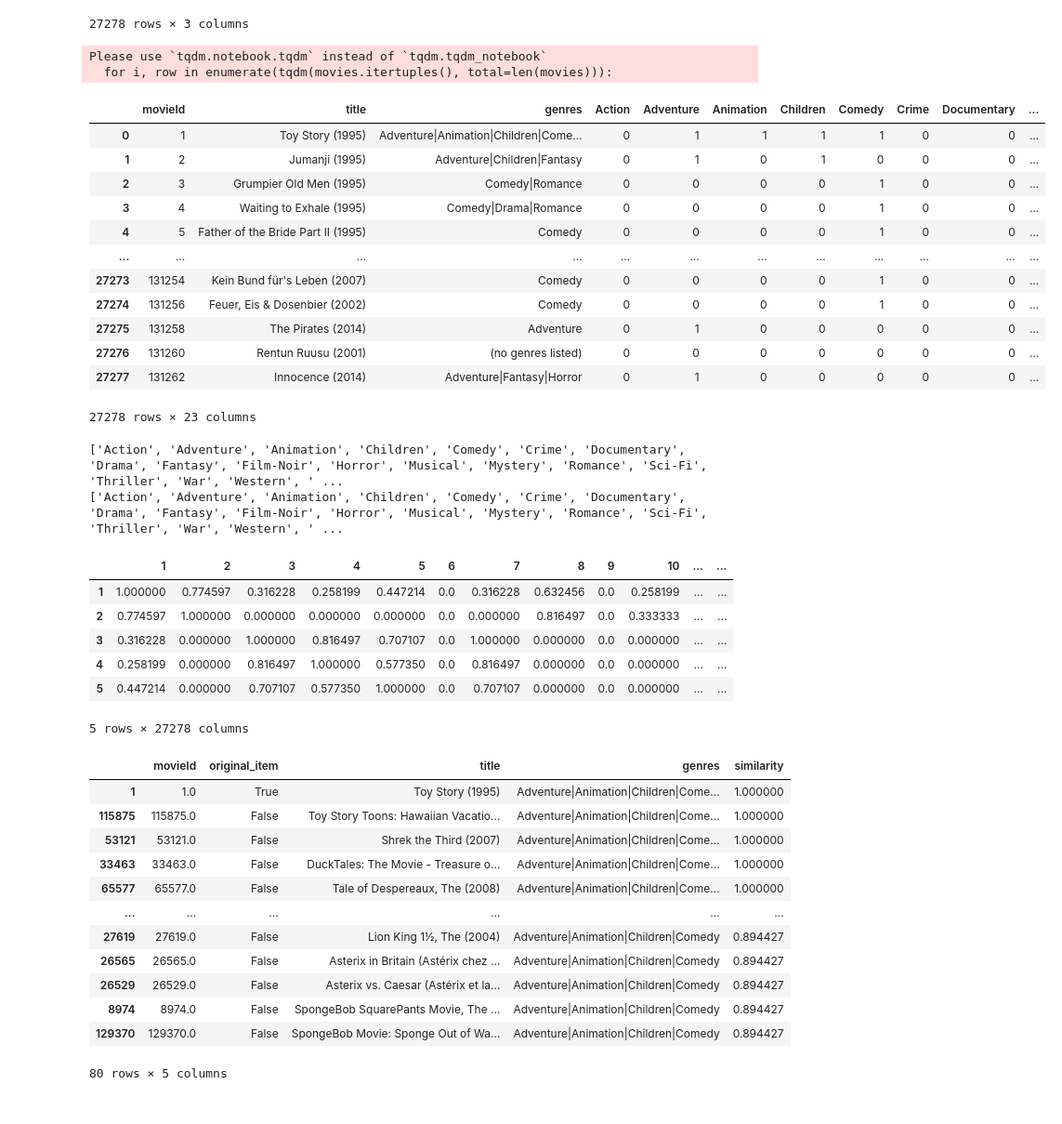
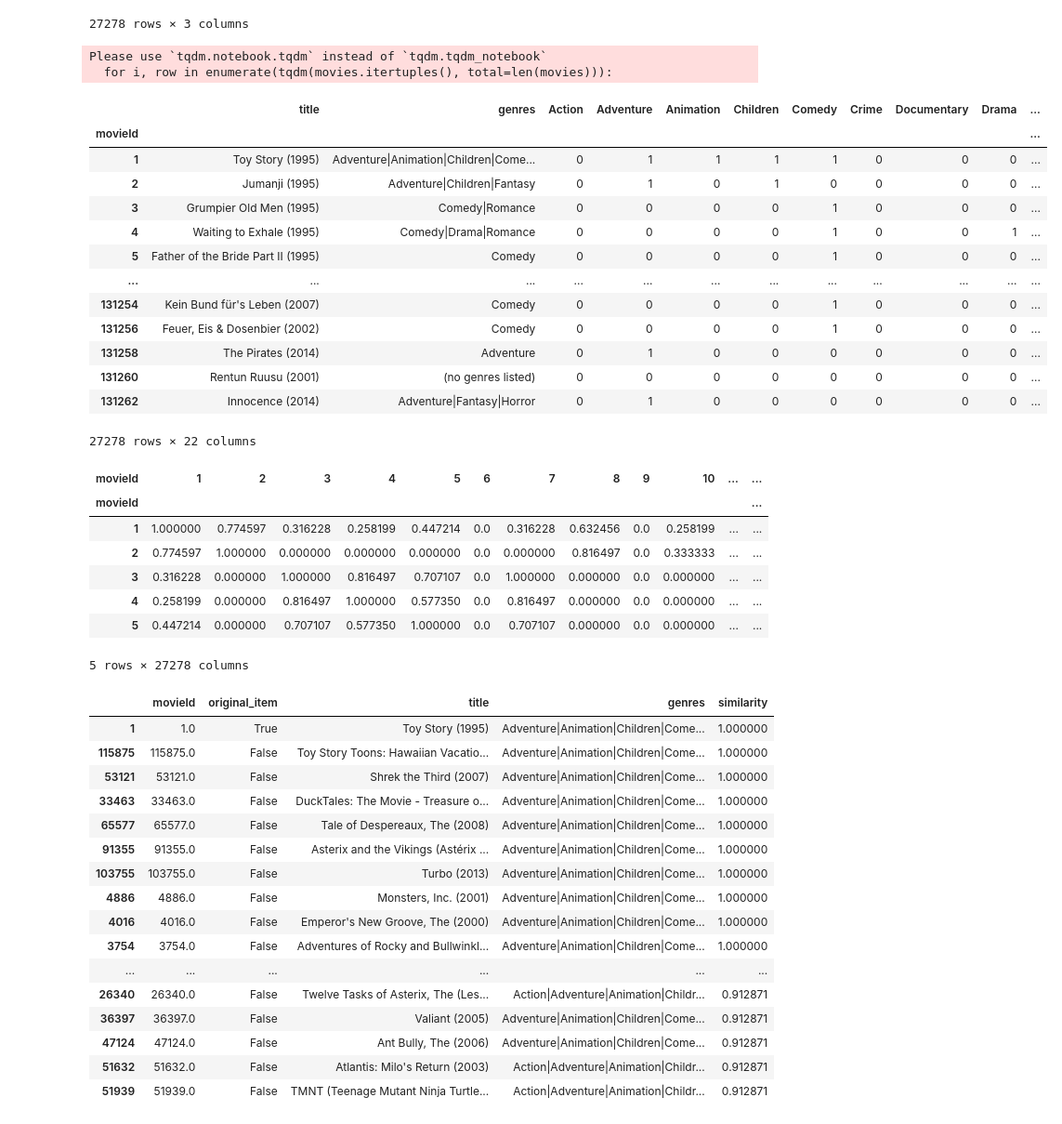
Before and after one commit to rtr-x8/basic-recommender, a Jupyter notebook: notebook/content-based.ipynb, the cells around one changed output. Shown at 93% size. Cells and saved outputs as stored; diff of their text form; code cells hidden in the pictures.

```diff
--- a/notebook/content-based.ipynb
+++ b/notebook/content-based.ipynb
@@ -40,68 +40,68 @@ _movies
 # %%
 genre_features = ['Action', "Adventure", "Animation", "Children", "Comedy", "Crime", "Documentary", "Drama", "Fantasy",
                "Film-Noir", "Horror", "Musical", "Mystery", "Romance", "Sci-Fi", "Thriller", "War", "Western",
                "(no genres listed)", "IMAX"]
 genres = pd.DataFrame([], columns=genre_features)
 movies = pd.concat([_movies, genres], axis=1)
 
 for i, row in enumerate(tqdm(movies.itertuples(), total=len(movies))):
     gs = row.genres.split('|')
     for g in gs:
         movies.loc[movies['movieId'] == row.movieId, g] = 1
 
 movies = movies.fillna(0)
+
+movies = movies.reset_index(drop=True).set_index("movieId")
+
 movies
 # %% [output]
 Please use `tqdm.notebook.tqdm` instead of `tqdm.tqdm_notebook`
   for i, row in enumerate(tqdm(movies.itertuples(), total=len(movies))):
-|  | movieId | title | genres | Action | Adventure | Animation | Children | Comedy | Crime | Documentary | ... |
-| 0 | 1 | Toy Story (1995) | Adventure|Animation|Children|Come... | 0 | 1 | 1 | 1 | 1 | 0 | 0 | ... |
-| 1 | 2 | Jumanji (1995) | Adventure|Children|Fantasy | 0 | 1 | 0 | 1 | 0 | 0 | 0 | ... |
-| 2 | 3 | Grumpier Old Men (1995) | Comedy|Romance | 0 | 0 | 0 | 0 | 1 | 0 | 0 | ... |
-| 3 | 4 | Waiting to Exhale (1995) | Comedy|Drama|Romance | 0 | 0 | 0 | 0 | 1 | 0 | 0 | ... |
-| 4 | 5 | Father of the Bride Part II (1995) | Comedy | 0 | 0 | 0 | 0 | 1 | 0 | 0 | ... |
+|  | title | genres | Action | Adventure | Animation | Children | Comedy | Crime | Documentary | Drama | ... |
+| movieId |  |  |  |  |  |  |  |  |  |  | ... |
+| 1 | Toy Story (1995) | Adventure|Animation|Children|Come... | 0 | 1 | 1 | 1 | 1 | 0 | 0 | 0 | ... |
+| 2 | Jumanji (1995) | Adventure|Children|Fantasy | 0 | 1 | 0 | 1 | 0 | 0 | 0 | 0 | ... |
+| 3 | Grumpier Old Men (1995) | Comedy|Romance | 0 | 0 | 0 | 0 | 1 | 0 | 0 | 0 | ... |
+| 4 | Waiting to Exhale (1995) | Comedy|Drama|Romance | 0 | 0 | 0 | 0 | 1 | 0 | 0 | 1 | ... |
+| 5 | Father of the Bride Part II (1995) | Comedy | 0 | 0 | 0 | 0 | 1 | 0 | 0 | 0 | ... |
 | ... | ... | ... | ... | ... | ... | ... | ... | ... | ... | ... | ... |
-| 27273 | 131254 | Kein Bund für's Leben (2007) | Comedy | 0 | 0 | 0 | 0 | 1 | 0 | 0 | ... |
-| 27274 | 131256 | Feuer, Eis & Dosenbier (2002) | Comedy | 0 | 0 | 0 | 0 | 1 | 0 | 0 | ... |
-| 27275 | 131258 | The Pirates (2014) | Adventure | 0 | 1 | 0 | 0 | 0 | 0 | 0 | ... |
-| 27276 | 131260 | Rentun Ruusu (2001) | (no genres listed) | 0 | 0 | 0 | 0 | 0 | 0 | 0 | ... |
-| 27277 | 131262 | Innocence (2014) | Adventure|Fantasy|Horror | 0 | 1 | 0 | 0 | 0 | 0 | 0 | ... |
+| 131254 | Kein Bund für's Leben (2007) | Comedy | 0 | 0 | 0 | 0 | 1 | 0 | 0 | 0 | ... |
+| 131256 | Feuer, Eis & Dosenbier (2002) | Comedy | 0 | 0 | 0 | 0 | 1 | 0 | 0 | 0 | ... |
+| 131258 | The Pirates (2014) | Adventure | 0 | 1 | 0 | 0 | 0 | 0 | 0 | 0 | ... |
+| 131260 | Rentun Ruusu (2001) | (no genres listed) | 0 | 0 | 0 | 0 | 0 | 0 | 0 | 0 | ... |
+| 131262 | Innocence (2014) | Adventure|Fantasy|Horror | 0 | 1 | 0 | 0 | 0 | 0 | 0 | 0 | ... |
-27278 rows × 23 columns
+27278 rows × 22 columns
 # %%
+from src.recommender.contents_based import ContentBasedFilter
+
 simirality_feature = genre_features
 simirality_feature.remove("(no genres listed)")
-print(genre_features)
-print(simirality_feature)
 
-item_ids = movies['movieId'].tolist()
-item_matrix = pd.DataFrame(
-    cosine_similarity(movies[simirality_feature], movies[simirality_feature]),
-    columns = item_ids, index = item_ids
-)
+cbf = ContentBasedFilter(movies, simirality_feature)
+cbf.fit()
 
-item_matrix.head()
+cbf.item_matrix.head()
 # %% [output]
+| movieId | 1 | 2 | 3 | 4 | 5 | 6 | 7 | 8 | 9 | 10 | ... | ... |
+| movieId |  |  |  |  |  |  |  |  |  |  |  | ... |
+| 1 | 1.000000 | 0.774597 | 0.316228 | 0.258199 | 0.447214 | 0.0 | 0.316228 | 0.632456 | 0.0 | 0.258199 | ... | ... |
+| 2 | 0.774597 | 1.000000 | 0.000000 | 0.000000 | 0.000000 | 0.0 | 0.000000 | 0.816497 | 0.0 | 0.333333 | ... | ... |
+| 3 | 0.316228 | 0.000000 | 1.000000 | 0.816497 | 0.707107 | 0.0 | 1.000000 | 0.000000 | 0.0 | 0.000000 | ... | ... |
+| 4 | 0.258199 | 0.000000 | 0.816497 | 1.000000 | 0.577350 | 0.0 | 0.816497 | 0.000000 | 0.0 | 0.000000 | ... | ... |
+| 5 | 0.447214 | 0.000000 | 0.707107 | 0.577350 | 1.000000 | 0.0 | 0.707107 | 0.000000 | 0.0 | 0.000000 | ... | ... |
-['Action', 'Adventure', 'Animation', 'Children', 'Comedy', 'Crime', 'Documentary', 'Drama', 'Fantasy', 'Film-Noir', 'Horror', 'Musical', 'Mystery', 'Romance', 'Sci-Fi', 'Thriller', 'War', 'Western', ' ...
-['Action', 'Adventure', 'Animation', 'Children', 'Comedy', 'Crime', 'Documentary', 'Drama', 'Fantasy', 'Film-Noir', 'Horror', 'Musical', 'Mystery', 'Romance', 'Sci-Fi', 'Thriller', 'War', 'Western', ' ...
+5 rows × 27278 columns
-|  | 1 | 2 | 3 | 4 | 5 | 6 | 7 | 8 | 9 | 10 | ... | ... |
-| 1 | 1.000000 | 0.774597 | 0.316228 | 0.258199 | 0.447214 | 0.0 | 0.316228 | 0.632456 | 0.0 | 0.258199 | ... | ... |
-| 2 | 0.774597 | 1.000000 | 0.000000 | 0.000000 | 0.000000 | 0.0 | 0.000000 | 0.816497 | 0.0 | 0.333333 | ... | ... |
-| 3 | 0.316228 | 0.000000 | 1.000000 | 0.816497 | 0.707107 | 0.0 | 1.000000 | 0.000000 | 0.0 | 0.000000 | ... | ... |
-| 4 | 0.258199 | 0.000000 | 0.816497 | 1.000000 | 0.577350 | 0.0 | 0.816497 | 0.000000 | 0.0 | 0.000000 | ... | ... |
-| 5 | 0.447214 | 0.000000 | 0.707107 | 0.577350 | 1.000000 | 0.0 | 0.707107 | 0.000000 | 0.0 | 0.000000 | ... | ... |
-5 rows × 27278 columns
 # %%
 recommend_item_id = 1
 
-a = item_matrix[recommend_item_id].sort_values(ascending=False).head(80)
+a = cbf.recommend(recommend_item_id, top_k=30)
 a1 = list(zip(a.index, a))
 
 result = pd.DataFrame()
 for ai in a1:
     result.loc[ai[0], 'movieId'] = ai[0]
     result.loc[ai[0], 'original_item'] = ai[0] == recommend_item_id
-    result.loc[ai[0], 'title'] = movies.loc[_movies['movieId'] == ai[0], 'title'].values[0]
-    result.loc[ai[0], 'genres'] = movies.loc[_movies['movieId'] == ai[0], 'genres'].values[0]
+    result.loc[ai[0], 'title'] = movies.loc[ai[0], 'title']
+    result.loc[ai[0], 'genres'] = movies.loc[ai[0], 'genres']
     result.loc[ai[0], 'similarity'] = ai[1]
 
 result
@@ -112,10 +112,14 @@ result
 | 53121 | 53121.0 | False | Shrek the Third (2007) | Adventure|Animation|Children|Come... | 1.000000 |
 | 33463 | 33463.0 | False | DuckTales: The Movie - Treasure o... | Adventure|Animation|Children|Come... | 1.000000 |
 | 65577 | 65577.0 | False | Tale of Despereaux, The (2008) | Adventure|Animation|Children|Come... | 1.000000 |
+| 91355 | 91355.0 | False | Asterix and the Vikings (Astérix ... | Adventure|Animation|Children|Come... | 1.000000 |
+| 103755 | 103755.0 | False | Turbo (2013) | Adventure|Animation|Children|Come... | 1.000000 |
+| 4886 | 4886.0 | False | Monsters, Inc. (2001) | Adventure|Animation|Children|Come... | 1.000000 |
+| 4016 | 4016.0 | False | Emperor's New Groove, The (2000) | Adventure|Animation|Children|Come... | 1.000000 |
+| 3754 | 3754.0 | False | Adventures of Rocky and Bullwinkl... | Adventure|Animation|Children|Come... | 1.000000 |
 | ... | ... | ... | ... | ... | ... |
-| 27619 | 27619.0 | False | Lion King 1½, The (2004) | Adventure|Animation|Children|Comedy | 0.894427 |
-| 26565 | 26565.0 | False | Asterix in Britain (Astérix chez ... | Adventure|Animation|Children|Comedy | 0.894427 |
-| 26529 | 26529.0 | False | Asterix vs. Caesar (Astérix et la... | Adventure|Animation|Children|Comedy | 0.894427 |
-| 8974 | 8974.0 | False | SpongeBob SquarePants Movie, The ... | Adventure|Animation|Children|Comedy | 0.894427 |
-| 129370 | 129370.0 | False | SpongeBob Movie: Sponge Out of Wa... | Adventure|Animation|Children|Comedy | 0.894427 |
+| 26340 | 26340.0 | False | Twelve Tasks of Asterix, The (Les... | Action|Adventure|Animation|Childr... | 0.912871 |
+| 36397 | 36397.0 | False | Valiant (2005) | Adventure|Animation|Children|Come... | 0.912871 |
+| 47124 | 47124.0 | False | Ant Bully, The (2006) | Adventure|Animation|Children|Come... | 0.912871 |
+| 51632 | 51632.0 | False | Atlantis: Milo's Return (2003) | Action|Adventure|Animation|Childr... | 0.912871 |
+| 51939 | 51939.0 | False | TMNT (Teenage Mutant Ninja Turtle... | Action|Adventure|Animation|Childr... | 0.912871 |
-80 rows × 5 columns
```
Also changed, not shown: parts of 2 cells of this notebook, 4 other files.
